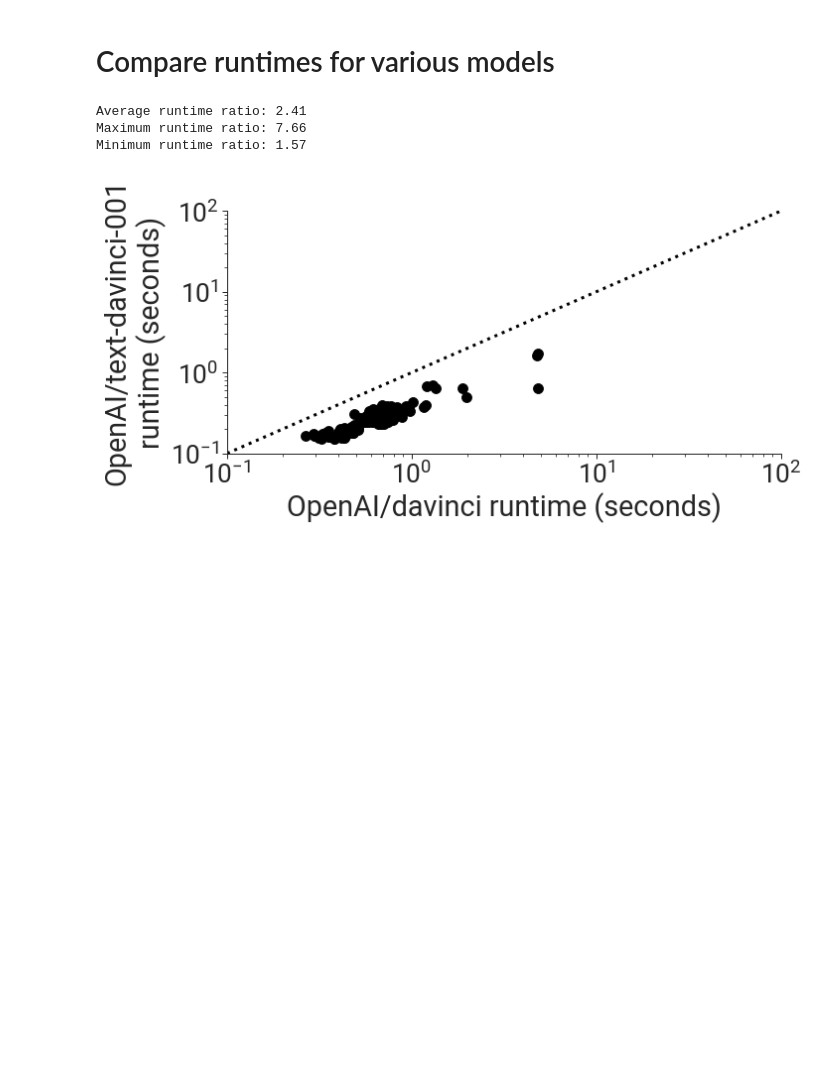
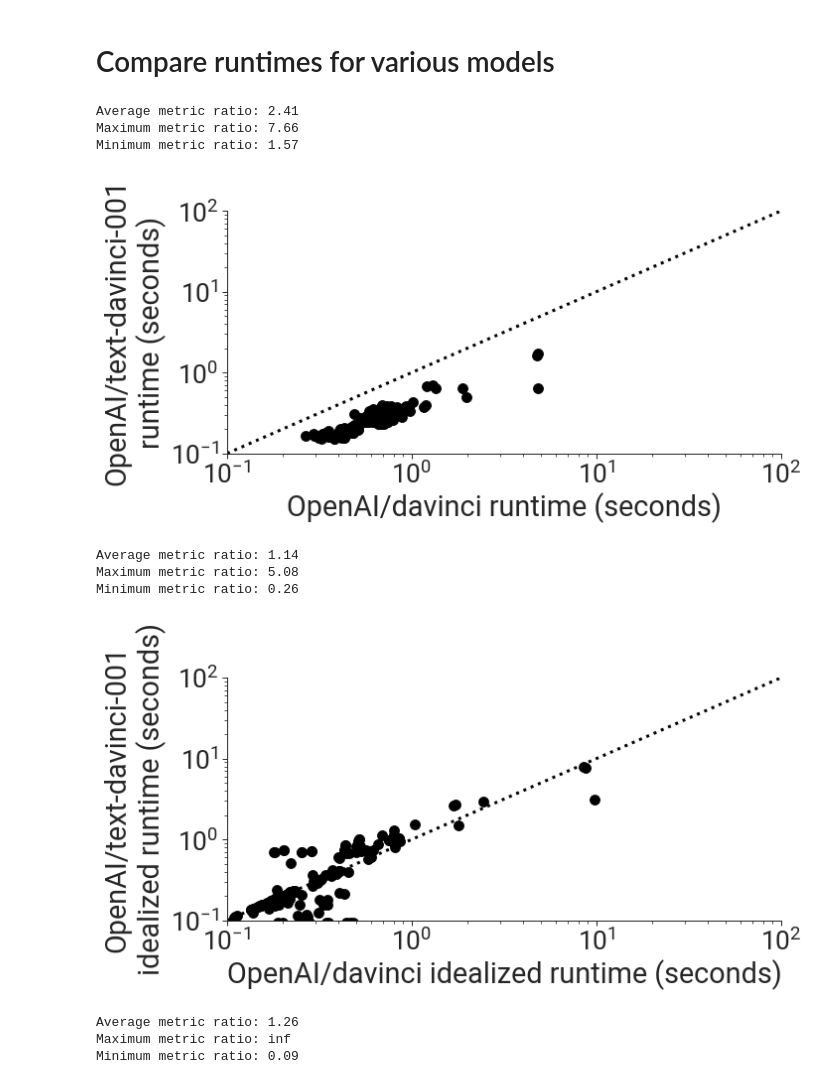
Before and after one commit to stanford-crfm/helm-efficiency, a Jupyter notebook: analyze_runtimes.ipynb, the cells around one changed output. Saved outputs shown, nothing was run; the diff lists cells and outputs as text; code cells hidden in the pictures; blank space fills up the shorter version.

```diff
--- a/analyze_runtimes.ipynb
+++ b/analyze_runtimes.ipynb
@@ -159,10 +165,27 @@ def plot_runtime_for_various_models(runtimes_dict, model1, model2,
     sns.despine()
     plt.show()
-# %%
-plot_runtime_for_various_models(runtimes_dict, "openai_davinci", "openai_text-davinci-001",
-                               "OpenAI/davinci", "OpenAI/text-davinci-001")
-# %% [output]
-Average runtime ratio: 2.41
-Maximum runtime ratio: 7.66
-Minimum runtime ratio: 1.57
-[figure, removed]
+# %%
+plot_metrics_for_various_models(runtimes_dict, "inference_runtime",
+                                "openai_davinci", "openai_text-davinci-001",
+                                "OpenAI/davinci", "OpenAI/text-davinci-001",
+                                "runtime (seconds)")
+plot_metrics_for_various_models(runtimes_dict, "inference_idealized_runtime",
+                                "openai_davinci", "openai_text-davinci-001",
+                                "OpenAI/davinci", "OpenAI/text-davinci-001",
+                                "idealized runtime (seconds)")
+plot_metrics_for_various_models(runtimes_dict, "num_tokens",
+                                "openai_davinci", "openai_text-davinci-001",
+                                "OpenAI/davinci", "OpenAI/text-davinci-001",
+                                "number of generated tokens")
+# %% [output]
+Average metric ratio: 2.41
+Maximum metric ratio: 7.66
+Minimum metric ratio: 1.57
+[figure, added]
+Average metric ratio: 1.14
+Maximum metric ratio: 5.08
+Minimum metric ratio: 0.26
+[figure, added]
+Average metric ratio: 1.26
+Maximum metric ratio: inf
+Minimum metric ratio: 0.09
```
Also changed, not shown: parts of 2 cells of this notebook.
